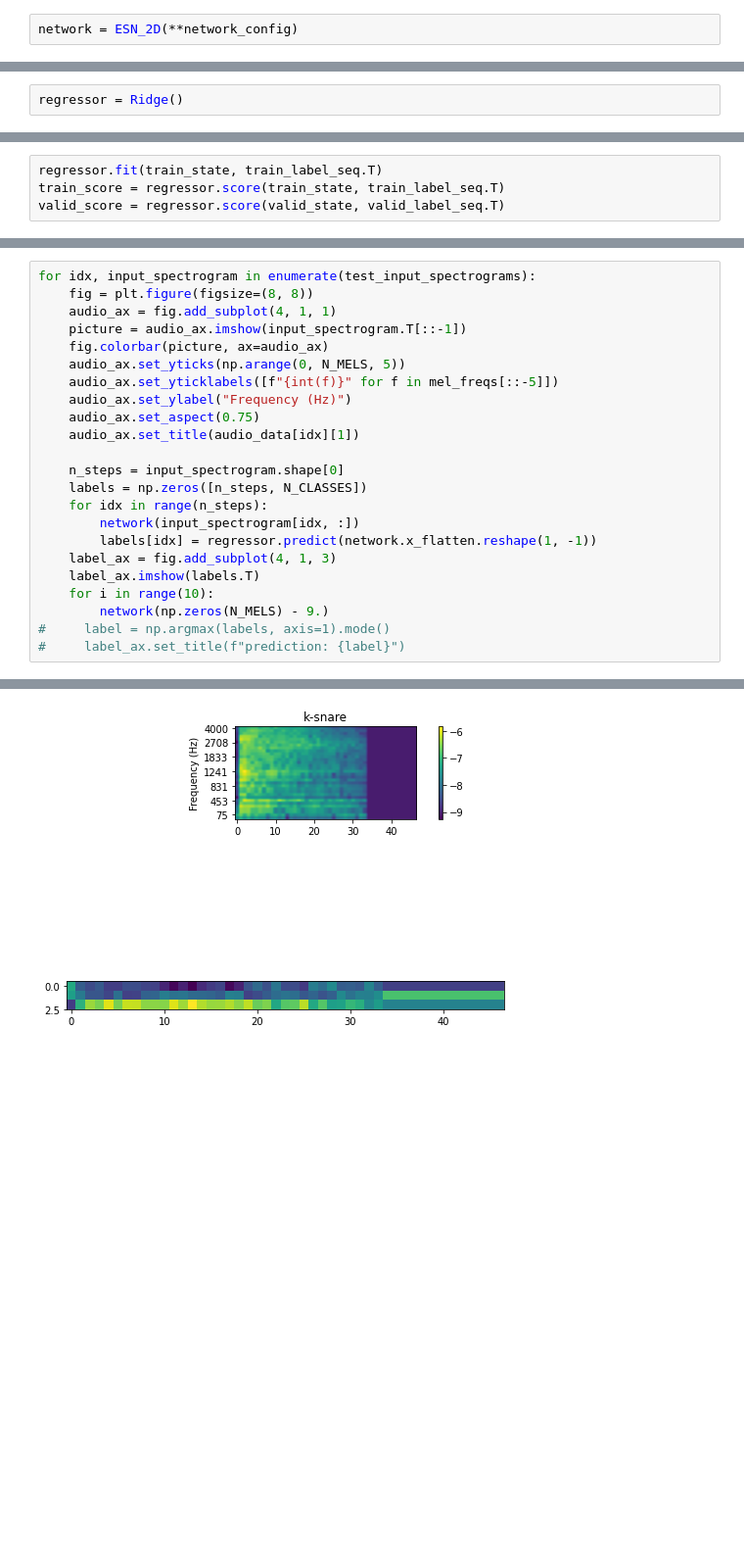
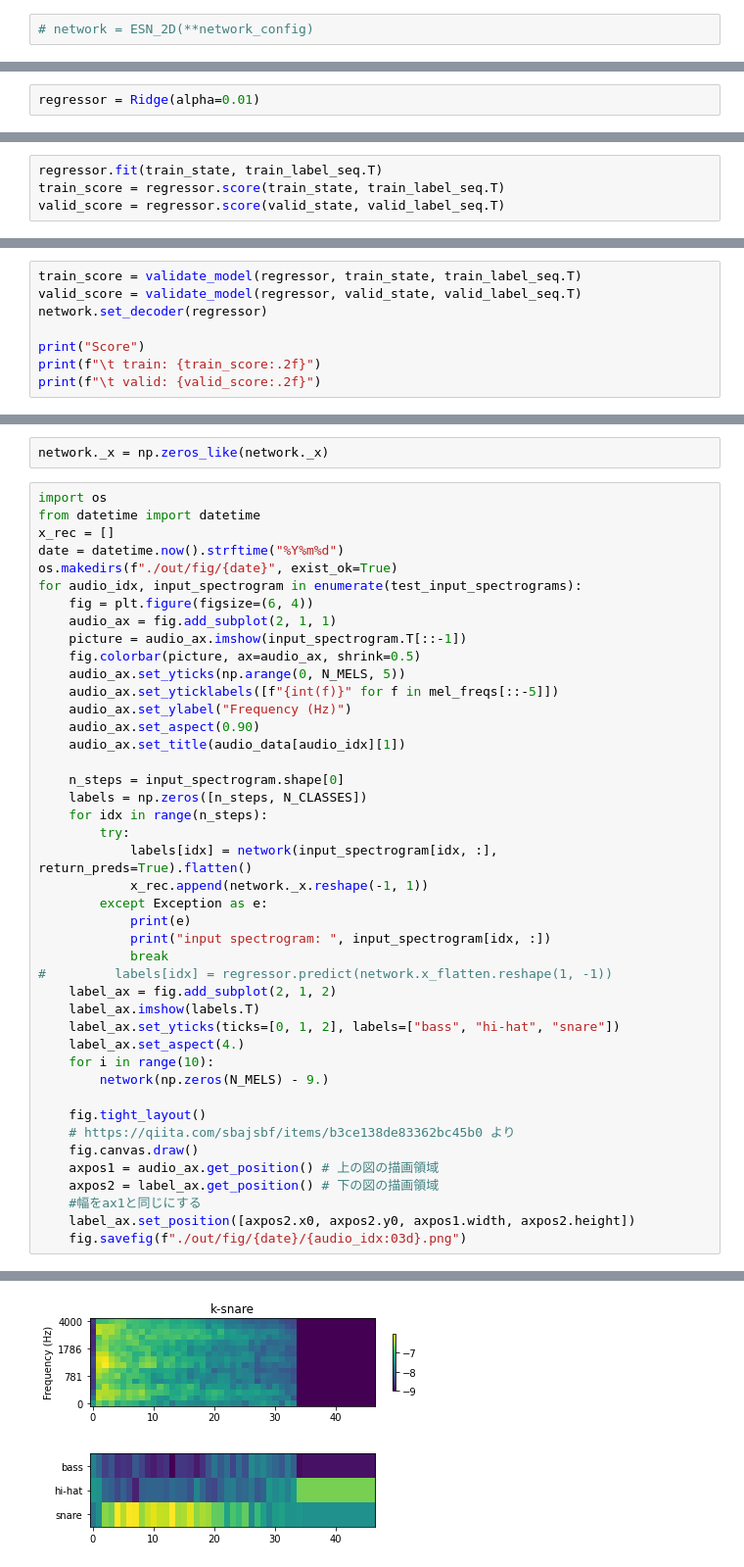
Before and after one commit to wildgeece96/reservoir-mic-input, a Jupyter notebook: train_network_draft.ipynb, the cells around one changed output, grey strips where cells are left out. Shown at 98% size. Cells and saved outputs as stored; diff of their text form; blank space fills up the shorter version.

```diff
--- a/train_network_draft.ipynb
+++ b/train_network_draft.ipynb
@@ -166,5 +168,5 @@ network_config = {
 # %%
-network = ESN_2D(**network_config)
+# network = ESN_2D(**network_config)
 # %%
 valid_ratio = 0.2
 num_data = len(audio_data)
@@ -177,7 +180,7 @@ train_idxes = shuffled_idx[num_valid:]
 train_input_spectrogram, train_label_seq = make_train_dataset([audio_data[idx] for idx in train_idxes])
 valid_input_spectrogram, valid_label_seq = make_train_dataset([audio_data[idx] for idx in valid_idxes])
 # %%
-regressor = Ridge()
+regressor = Ridge(alpha=0.01)
 # %%
 train_state = np.zeros([train_input_spectrogram.shape[1], network.height * network.width])
 for idx in range(train_input_spectrogram.shape[1]):
@@ -202,0 +204,8 @@ Score
+# %%
+train_score = validate_model(regressor, train_state, train_label_seq.T)
+valid_score = validate_model(regressor, valid_state, valid_label_seq.T)
+network.set_decoder(regressor)
+
+print("Score")
+print(f"\t train: {train_score:.2f}")
+print(f"\t valid: {valid_score:.2f}")
@@ -203,24 +216,46 @@ Score
+# %%
+network._x = np.zeros_like(network._x)
 # %%
-for idx, input_spectrogram in enumerate(test_input_spectrograms):
-    fig = plt.figure(figsize=(8, 8))
-    audio_ax = fig.add_subplot(4, 1, 1)
+import os
+from datetime import datetime
+x_rec = []
+date = datetime.now().strftime("%Y%m%d")
+os.makedirs(f"./out/fig/{date}", exist_ok=True)
+for audio_idx, input_spectrogram in enumerate(test_input_spectrograms):
+    fig = plt.figure(figsize=(6, 4))
+    audio_ax = fig.add_subplot(2, 1, 1)
     picture = audio_ax.imshow(input_spectrogram.T[::-1])
-    fig.colorbar(picture, ax=audio_ax)
+    fig.colorbar(picture, ax=audio_ax, shrink=0.5)
     audio_ax.set_yticks(np.arange(0, N_MELS, 5))
     audio_ax.set_yticklabels([f"{int(f)}" for f in mel_freqs[::-5]])
     audio_ax.set_ylabel("Frequency (Hz)")
-    audio_ax.set_aspect(0.75)
-    audio_ax.set_title(audio_data[idx][1])
+    audio_ax.set_aspect(0.90)
+    audio_ax.set_title(audio_data[audio_idx][1])
 
     n_steps = input_spectrogram.shape[0]
     labels = np.zeros([n_steps, N_CLASSES])
     for idx in range(n_steps):
-        network(input_spectrogram[idx, :])
-        labels[idx] = regressor.predict(network.x_flatten.reshape(1, -1))
-    label_ax = fig.add_subplot(4, 1, 3)
+        try:
+            labels[idx] = network(input_spectrogram[idx, :], return_preds=True).flatten()
+            x_rec.append(network._x.reshape(-1, 1))
+        except Exception as e:
+            print(e)
+            print("input spectrogram: ", input_spectrogram[idx, :])
+            break
+#         labels[idx] = regressor.predict(network.x_flatten.reshape(1, -1))
+    label_ax = fig.add_subplot(2, 1, 2)
     label_ax.imshow(labels.T)
+    label_ax.set_yticks(ticks=[0, 1, 2], labels=["bass", "hi-hat", "snare"])
+    label_ax.set_aspect(4.)
     for i in range(10):
         network(np.zeros(N_MELS) - 9.)
-#     label = np.argmax(labels, axis=1).mode()
-#     label_ax.set_title(f"prediction: {label}")
+
+    fig.tight_layout()
+    # https://qiita.com/sbajsbf/items/b3ce138de83362bc45b0 より
+    fig.canvas.draw()
+    axpos1 = audio_ax.get_position() # 上の図の描画領域
+    axpos2 = label_ax.get_position() # 下の図の描画領域
+    #幅をax1と同じにする
+    label_ax.set_position([axpos2.x0, axpos2.y0, axpos1.width, axpos2.height])
+    fig.savefig(f"./out/fig/{date}/{audio_idx:03d}.png")
 # %% [output]
@@ -228 +262 @@ ValueError: Input contains NaN, infinity or a value too large for dtype('float64
-[figure, old version]
+[figure, new version]
```
Also changed, not shown: parts of 10 cells of this notebook, 4 other files.
